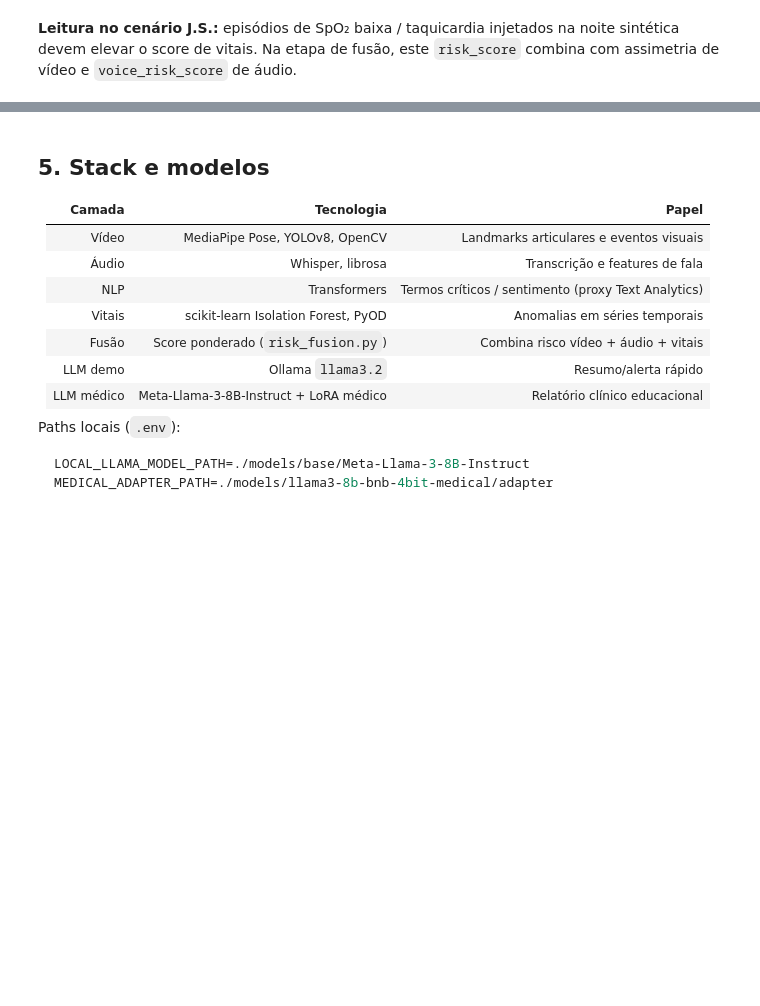
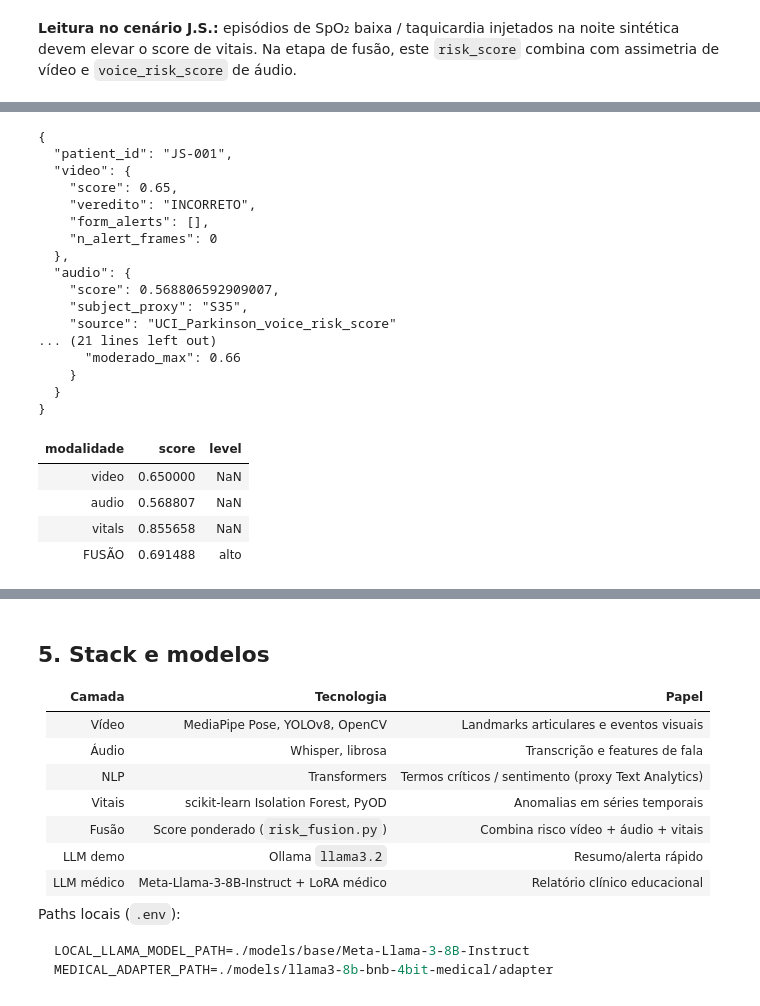
Before and after one commit to StefanieFranco/TechChallenge-Multimodais, a Jupyter notebook: notebooks/Relatorio.ipynb, the cells around one changed output, grey strips where cells are left out. Cells and saved outputs as stored; diff of their text form; code cells hidden in the pictures; blank space fills up the shorter version.

```diff
--- a/notebooks/Relatorio.ipynb
+++ b/notebooks/Relatorio.ipynb
@@ -847,0 +1042,54 @@ plt.show()
+# %%
+from pathlib import Path
+import sys
+import json
+
+import pandas as pd
+from IPython.display import display
+
+ROOT = Path("..").resolve()
+if not (ROOT / "src").exists():
+    ROOT = Path(".").resolve()
+if str(ROOT) not in sys.path:
+    sys.path.insert(0, str(ROOT))
+
+from src.fusion.risk_fusion import build_js_scenario_scores
+
+scenario = build_js_scenario_scores(ROOT)
+fusion = scenario["fusion"]
+print(json.dumps({
+    "patient_id": scenario["patient_id"],
+    "video": {k: scenario["video"][k] for k in ("score", "veredito", "form_alerts", "n_alert_frames")},
+    "audio": scenario["audio"],
+    "vitals": {k: scenario["vitals"][k] for k in ("score", "n_anomalies")},
+    "fusion": fusion,
+}, ensure_ascii=False, indent=2))
+display(pd.DataFrame([
+    {"modalidade": "video", "score": scenario["video"]["score"]},
+    {"modalidade": "audio", "score": scenario["audio"]["score"]},
+    {"modalidade": "vitals", "score": scenario["vitals"]["score"]},
+    {"modalidade": "FUSÃO", "score": fusion["risk_score"], "level": fusion["level"]},
+]))
+# %% [output]
+{
+  "patient_id": "JS-001",
+  "video": {
+    "score": 0.65,
+    "veredito": "INCORRETO",
+    "form_alerts": [],
+    "n_alert_frames": 0
+  },
+  "audio": {
+    "score": 0.568806592909007,
+    "subject_proxy": "S35",
+    "source": "UCI_Parkinson_voice_risk_score"
+... (21 lines left out)
+      "moderado_max": 0.66
+    }
+  }
+}
+| modalidade | score | level |
+| video | 0.650000 | NaN |
+| audio | 0.568807 | NaN |
+| vitals | 0.855658 | NaN |
+| FUSÃO | 0.691488 | alto |
```
Also changed, not shown: parts of 18 cells of this notebook, 19 other files.
